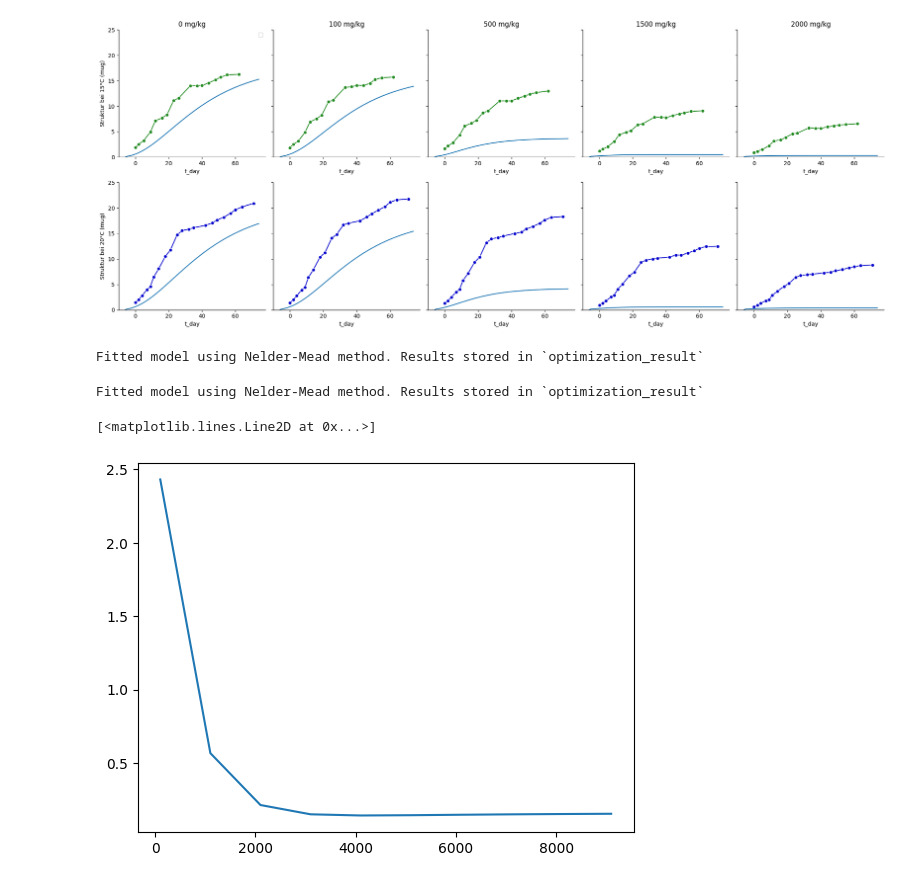
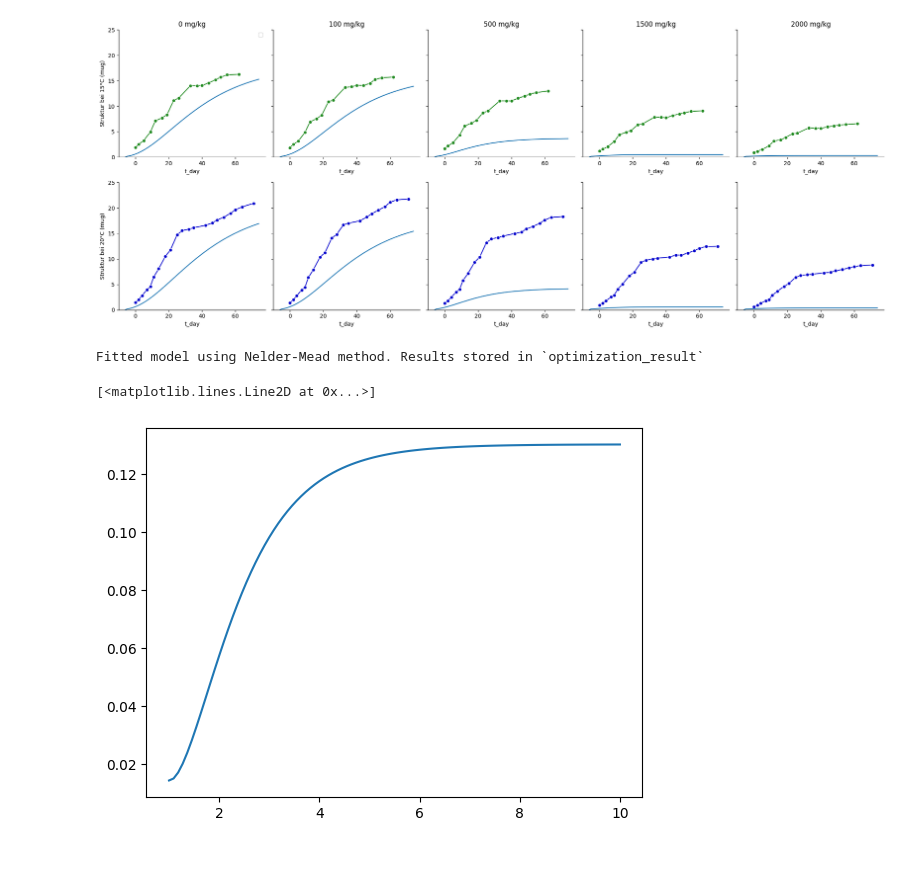
Before and after one commit to EllaRothe/mempyDEB, a Jupyter notebook: Folsomia_TKTD.ipynb, the cells around one changed output. Saved outputs shown, nothing was run; the diff lists cells and outputs as text; code cells hidden in the pictures.

```diff
--- a/Folsomia_TKTD.ipynb
+++ b/Folsomia_TKTD.ipynb
@@ -38,10 +38,6 @@ fig, ax = plot_data(f.data)
 ax = plot_sim(ax, sim_intguess)
 # %% [output]
 [figure]
-# %%
-f.run_optimization()
-# %% [output]
-Fitted model using Nelder-Mead method. Results stored in `optimization_result`
 # %%
 #f = setup_modelfit("M")
 f.run_optimization(
@@ -53,19 +49,20 @@ Fitted model using Nelder-Mead method. Results stored in `optimization_result`
 # %%
 p = {
     'kD_j' : 1.,
-    'ED50_j' : 1000,
+    'ED50_j' : 5000,
     'beta_j' : 2.
     }
 
 liste = []
-x = np.arange(500,10000,1000)
+#x = np.arange(0,5,0.1)
+x = np.linspace(1,10,100)
 for ed in x:
-    p['ED50_j'] = ed
+    p['beta_j'] = ed
     res = f.simulator(p)
     liste.append(f.loss(res,f.data))
 
 fig,ax = plt.subplots()
 ax.plot(x,liste)
 # %% [output]
 [<matplotlib.lines.Line2D at 0x...>]
-[figure, old version]
+[figure, new version]
```
Also changed, not shown: parts of 12 cells of this notebook, 4 other files.
